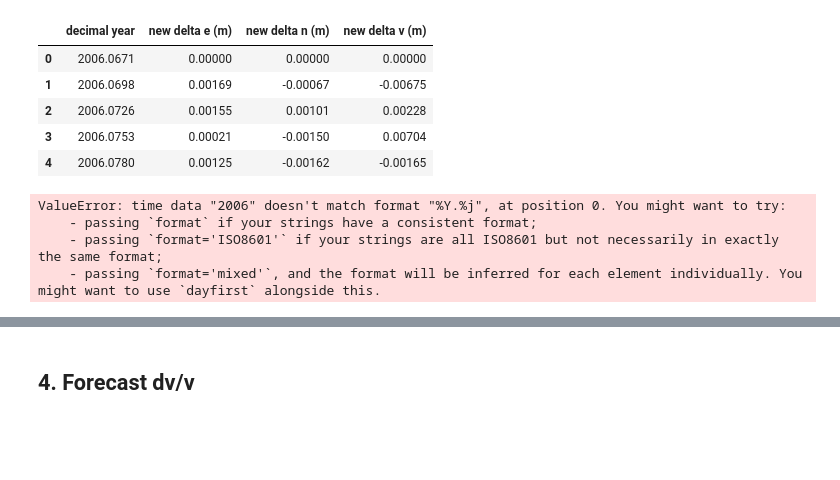
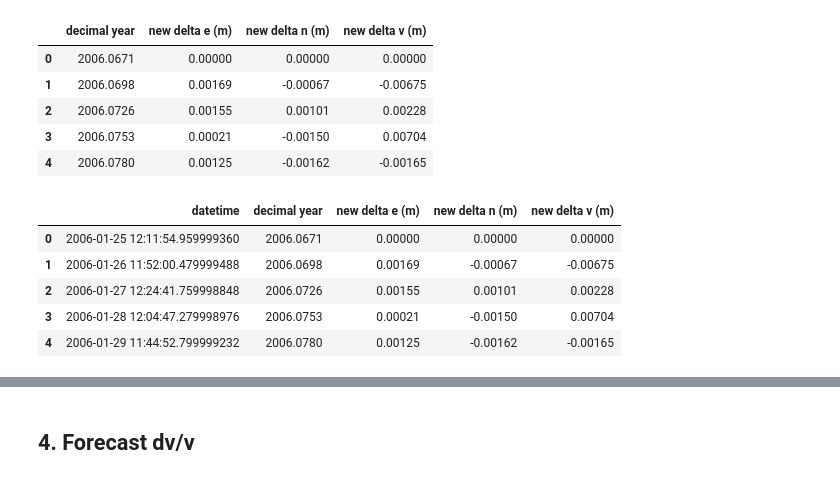
Before and after one commit to mdenolle/GeoCAST, a Jupyter notebook: test_zero-shot/chronos_test.ipynb, the cells around one changed output, grey strips where cells are left out. Cells and saved outputs as stored; diff of their text form; code cells hidden in the pictures; blank space fills up the shorter version.

```diff
--- a/test_zero-shot/chronos_test.ipynb
+++ b/test_zero-shot/chronos_test.ipynb
@@ -513,11 +529,18 @@ df.head()
 | 2 | 2006.0726 | 0.00155 | 0.00101 | 0.00228 |
 | 3 | 2006.0753 | 0.00021 | -0.00150 | 0.00704 |
 | 4 | 2006.0780 | 0.00125 | -0.00162 | -0.00165 |
-# %%
-# convert the decimal year to datetime
-df["datetime"] = pd.to_datetime(df["decimal year"], format="%Y.%j")
-# %% [output]
-ValueError: time data "2006" doesn't match format "%Y.%j", at position 0. You might want to try:
-    - passing `format` if your strings have a consistent format;
-    - passing `format='ISO8601'` if your strings are all ISO8601 but not necessarily in exactly the same format;
-    - passing `format='mixed'`, and the format will be inferred for each element individually. You might want to use `dayfirst` alongside this.
+# %%
+# take the first column "decimal year" and convert it to a datetime by taking the year before the comma, then multuply by 365.25 to get the days
+df["datetime"] = pd.to_datetime((df["decimal year"] - 1970) * 365.25, unit='D', origin='1970-01-01')
+# move the last to the first position
+cols = df.columns.tolist()
+cols = cols[-1:] + cols[:-1]
+df = df[cols]
+df.head()
+# %% [output]
+|  | datetime | decimal year | new delta e (m) | new delta n (m) | new delta v (m) |
+| 0 | 2006-01-25 12:11:54.959999360 | 2006.0671 | 0.00000 | 0.00000 | 0.00000 |
+| 1 | 2006-01-26 11:52:00.479999488 | 2006.0698 | 0.00169 | -0.00067 | -0.00675 |
+| 2 | 2006-01-27 12:24:41.759998848 | 2006.0726 | 0.00155 | 0.00101 | 0.00228 |
+| 3 | 2006-01-28 12:04:47.279998976 | 2006.0753 | 0.00021 | -0.00150 | 0.00704 |
+| 4 | 2006-01-29 11:44:52.799999232 | 2006.0780 | 0.00125 | -0.00162 | -0.00165 |
```
Also changed, not shown: parts of 18 cells of this notebook, 4 other files.
